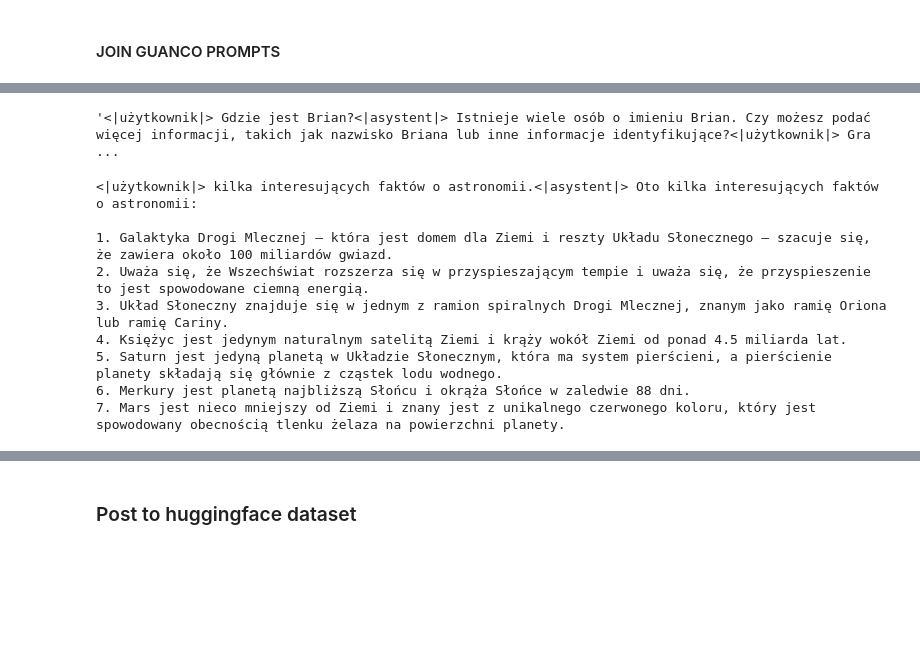
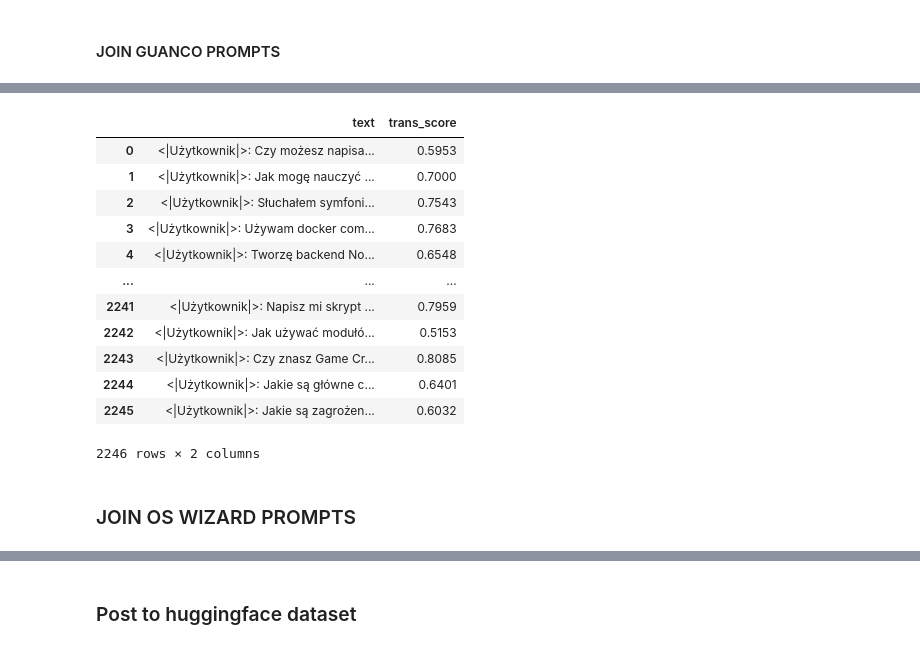
Before and after one commit to szymonrucinski/finetune-llm, a Jupyter notebook: src/data/merge-datasets.ipynb, the cells around one changed output, grey strips where cells are left out. Drawn from its saved outputs; the diff is of its cells as text; code cells hidden in the pictures; blank space fills up the shorter version.

```diff
--- a/src/data/merge-datasets.ipynb
+++ b/src/data/merge-datasets.ipynb
@@ -276,9 +164,29 @@ text
 # %%
 guanco_translated_df = pd.read_csv("../../data/pl_eval/guanco_pl.csv")
+
 guanco_translated_df["text_pl"] = guanco_translated_df["text_pl"].str.replace("<ASYSTENT_TAG>: ", ASSISTANT_TAG)
+guanco_translated_df["text_pl"] = guanco_translated_df["text_pl"].str.replace("<ASYSTENT_TAG>:", ASSISTANT_TAG)
+guanco_translated_df["text_pl"] = guanco_translated_df["text_pl"].str.replace("<ASYSTENT_TAG>", ASSISTANT_TAG)
+guanco_translated_df["text_pl"] = guanco_translated_df["text_pl"].str.replace("<USER_TAG>:", USER_TAG)
 guanco_translated_df["text"] = guanco_translated_df["text_pl"].str.replace("<USER_TAG>: ", USER_TAG)
 guanco_translated_df["text"] = guanco_translated_df["text"].str.replace("Open Assistant", "Krakowiak")
-guanco_translated_df = guanco_translated_df[guanco_translated_df["trans_score_pl"] >= 0.8]["text"]
+# guanco_translated_df = guanco_translated_df[guanco_translated_df["trans_score_pl"] >= CUT_OFF_THRESHOLD]["text"]
 guanco_translated_df.reset_index(drop=True, inplace=True)
 guanco_translated_df
-guanco_translated_df = pd.DataFrame(guanco_translated_df, columns=["text"])
+guanco_translated_df = pd.DataFrame(guanco_translated_df, columns=["text","trans_score_pl"])
+guanco_translated_df.columns = ["text","trans_score"]
+guanco_translated_df
+# %% [output]
+|  | text | trans_score |
+| 0 | <|Użytkownik|>: Czy możesz napisa... | 0.5953 |
+| 1 | <|Użytkownik|>: Jak mogę nauczyć ... | 0.7000 |
+| 2 | <|Użytkownik|>: Słuchałem symfoni... | 0.7543 |
+| 3 | <|Użytkownik|>: Używam docker com... | 0.7683 |
+| 4 | <|Użytkownik|>: Tworzę backend No... | 0.6548 |
+| ... | ... | ... |
+| 2241 | <|Użytkownik|>: Napisz mi skrypt ... | 0.7959 |
+| 2242 | <|Użytkownik|>: Jak używać modułó... | 0.5153 |
+| 2243 | <|Użytkownik|>: Czy znasz Game Cr... | 0.8085 |
+| 2244 | <|Użytkownik|>: Jakie są główne c... | 0.6401 |
+| 2245 | <|Użytkownik|>: Jakie są zagrożen... | 0.6032 |
+2246 rows × 2 columns
@@ -287,30 +193,20 @@ guanco_translated_df= guanco_translated_df['text'].apply(split_after_second_occu
 # %%
-guanco_translated_df.iloc[1]
+guanco_translated_df.iloc[106]["text"]
-# %% [output]
-'<|użytkownik|> Gdzie jest Brian?<|asystent|> Istnieje wiele osób o imieniu Brian. Czy możesz podać więcej informacji, takich jak nazwisko Briana lub inne informacje identyfikujące?<|użytkownik|> Gra  ...
 # %%
-def remove_after_second_occurrence_from_right(input_string, substring):
-    parts = input_string.rsplit(substring, 2)
-    if len(parts) == 3:
-        result_string = parts[0] + substring + parts[1]
-        return result_string
-    else:
-        return input_string
+# def remove_after_second_occurrence_from_right(input_string, substring):
+#     parts = input_string.rsplit(substring, 2)
+#     if len(parts) == 3:
+#         result_string = parts[0] + substring + parts[1]
+#         return result_string
+#     else:
+#         return input_string
 
-input_string = guanco_translated_df.iloc[5]
-substring = USER_TAG
+# input_string = guanco_translated_df.iloc[5]
+# substring = USER_TAG
 
-result = remove_after_second_occurrence_from_right(input_string, substring)
-print(result)
+# result = remove_after_second_occurrence_from_right(input_string, substring)
+# print(result)
-# %% [output]
-<|użytkownik|> kilka interesujących faktów o astronomii.<|asystent|> Oto kilka interesujących faktów o astronomii:
-
-1. Galaktyka Drogi Mlecznej – która jest domem dla Ziemi i reszty Układu Słonecznego – szacuje się, że zawiera około 100 miliardów gwiazd.
-2. Uważa się, że Wszechświat rozszerza się w przyspieszającym tempie i uważa się, że przyspieszenie to jest spowodowane ciemną energią.
-3. Układ Słoneczny znajduje się w jednym z ramion spiralnych Drogi Mlecznej, znanym jako ramię Oriona lub ramię Cariny.
-4. Księżyc jest jedynym naturalnym satelitą Ziemi i krąży wokół Ziemi od ponad 4.5 miliarda lat.
-5. Saturn jest jedyną planetą w Układzie Słonecznym, która ma system pierścieni, a pierścienie planety składają się głównie z cząstek lodu wodnego.
-6. Merkury jest planetą najbliższą Słońcu i okrąża Słońce w zaledwie 88 dni.
-7. Mars jest nieco mniejszy od Ziemi i znany jest z unikalnego czerwonego koloru, który jest spowodowany obecnością tlenku żelaza na powierzchni planety.
+# %% [markdown]
+### JOIN OS WIZARD PROMPTS
 # %%
 os_wizard = pd.read_csv("../../data/pl_eval/oa_wizard_pl.csv")
```
Also changed, not shown: parts of 63 cells of this notebook.
